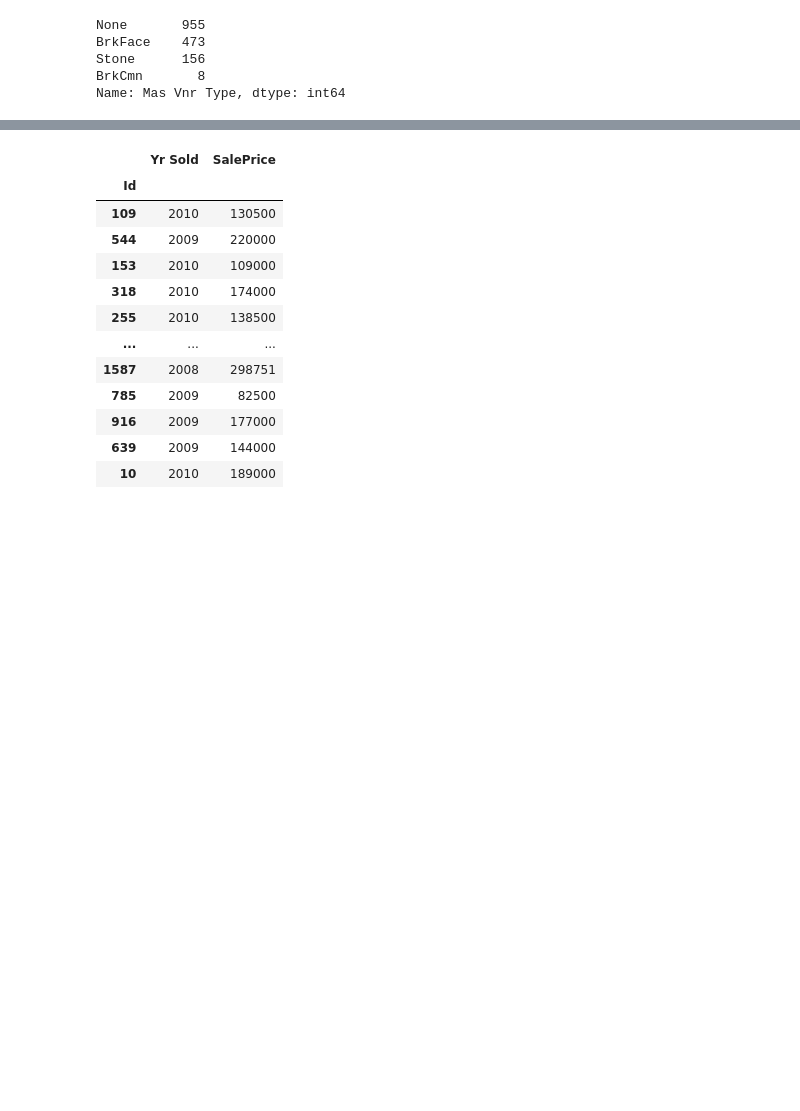
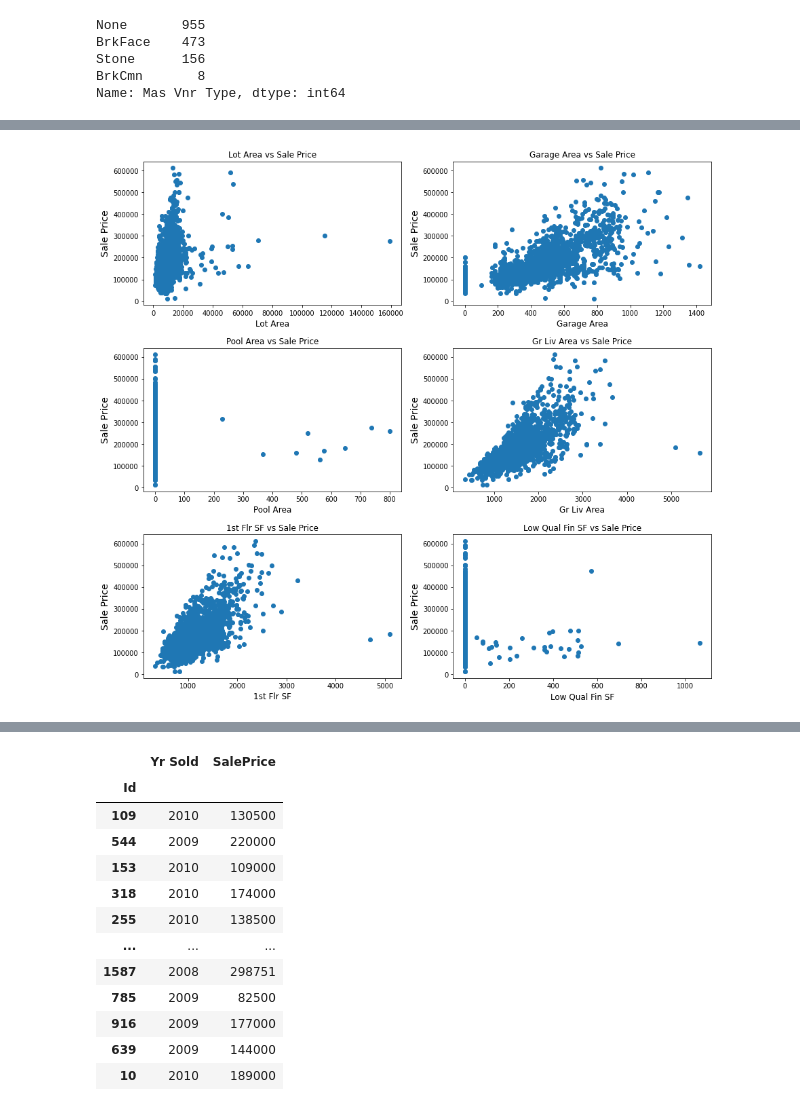
Before and after one commit to Ethkoh/GA_DSI_Projects, a Jupyter notebook: project_2/code/Project_2_Ames_Housing.ipynb, the cells around one changed output, grey strips where cells are left out. Saved outputs shown, nothing was run; the diff lists cells and outputs as text; code cells hidden in the pictures; blank space fills up the shorter version.

```diff
--- a/project_2/code/Project_2_Ames_Housing.ipynb
+++ b/project_2/code/Project_2_Ames_Housing.ipynb
@@ -315,0 +336,2 @@ Missing values actions to take:<br/>
+# %%
+housing['Mas Vnr Area'].fillna(0, inplace=True)
@@ -315,0 +363,5 @@ Missing values actions to take:<br/>
+# %%
+# convert datatype to correct ones
+housing['Lot Frontage'] = housing['Lot Frontage'].astype(int)
+housing['Mas Vnr Area'] = housing['Mas Vnr Area'].astype(int)
+housing['Garage Yr Blt'] = housing['Garage Yr Blt'].astype(int)
@@ -315,0 +455,21 @@ Missing values actions to take:<br/>
+# %%
+# Variables to investigate
+investigate_col = ['Lot Area','Garage Area','Pool Area','Gr Liv Area','1st Flr SF','Low Qual Fin SF']
+# %%
+# Scatterplot of variables of interest
+
+#Alternative simple plot
+#fig, axes = plt.subplots(3,2, figsize=(14,12))
+#for i in range(6):
+#    housing.plot(kind='scatter',x=investigate_col[i],y='SalePrice',ax=axes.flatten()[i])
+
+fig, axes = plt.subplots(3,2, figsize=(15,14))
+for i in range(6):
+    axes.flatten()[i].scatter(housing[investigate_col[i]],housing['SalePrice'])
+    axes.flatten()[i].set_xlabel(investigate_col[i],fontsize=12)
+    axes.flatten()[i].set_ylabel('Sale Price',fontsize=14)
+    axes.flatten()[i].set_title(str(investigate_col[i])+" vs Sale Price")
+
+plt.subplots_adjust(hspace=0.3)
+# %% [output]
+[figure, added]
```
Also changed, not shown: parts of 49 cells of this notebook.
